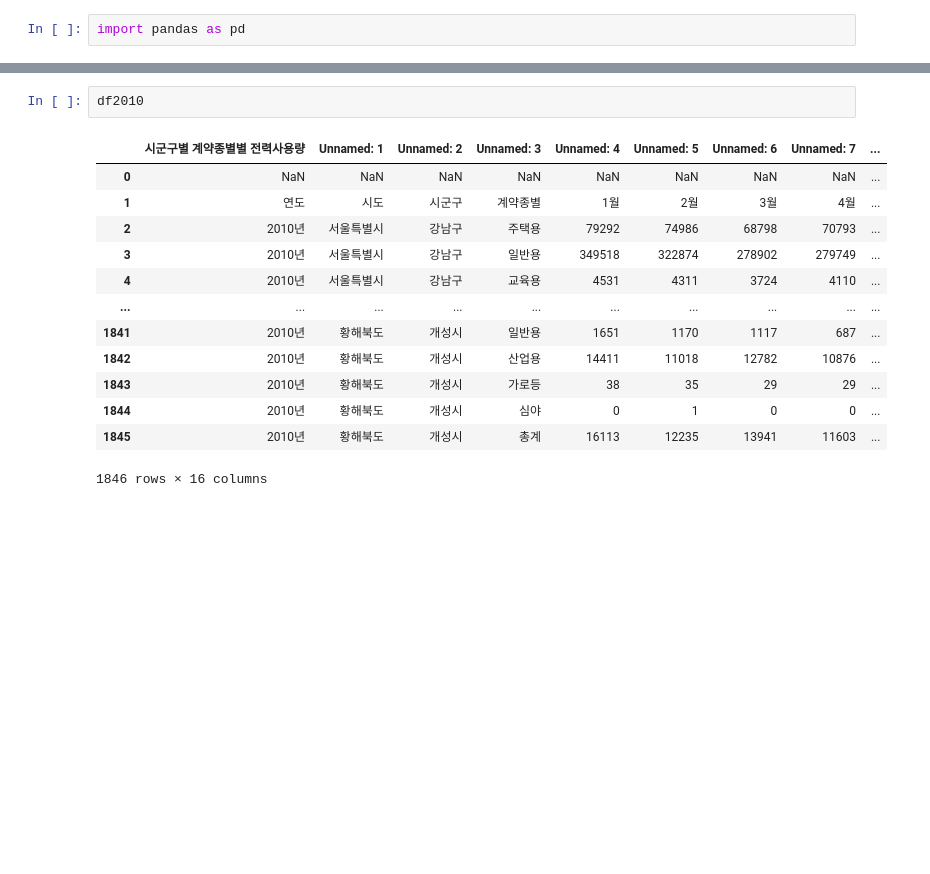
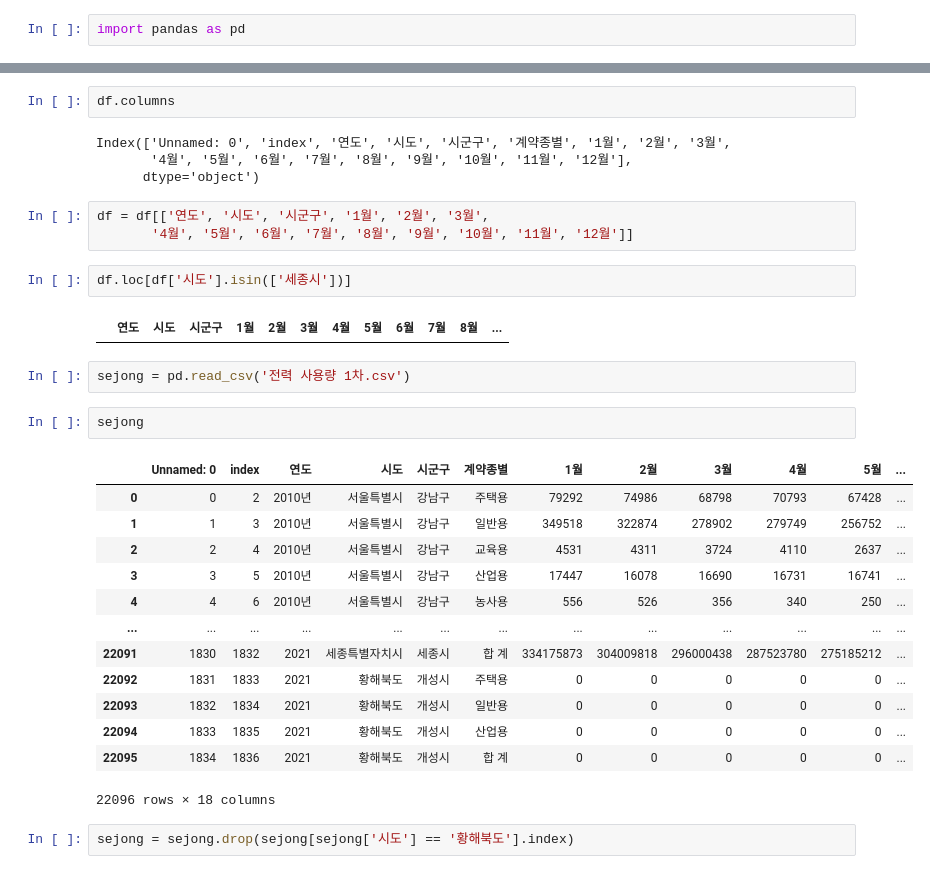
Before and after one commit to ThatHomr/project_2, a Jupyter notebook: project_2_file/z_ssh/data/전력 데이터/usage.ipynb, the cells around one changed output, grey strips where cells are left out. Drawn from its saved outputs; the diff is of its cells as text; blank space fills up the shorter version.

```diff
--- a/project_2_file/z_ssh/data/전력 데이터/usage.ipynb
+++ b/project_2_file/z_ssh/data/전력 데이터/usage.ipynb
@@ -12,16 +175,33 @@ df2015 = pd.read_excel("시군구별 전력사용량(2015년 12월).xlsx")
-# %%
-df2010
-# %% [output]
-|  | 시군구별 계약종별별 전력사용량 | Unnamed: 1 | Unnamed: 2 | Unnamed: 3 | Unnamed: 4 | Unnamed: 5 | Unnamed: 6 | Unnamed: 7 | ... |
-| 0 | NaN | NaN | NaN | NaN | NaN | NaN | NaN | NaN | ... |
-| 1 | 연도 | 시도 | 시군구 | 계약종별 | 1월 | 2월 | 3월 | 4월 | ... |
-| 2 | 2010년 | 서울특별시 | 강남구 | 주택용 | 79292 | 74986 | 68798 | 70793 | ... |
-| 3 | 2010년 | 서울특별시 | 강남구 | 일반용 | 349518 | 322874 | 278902 | 279749 | ... |
-| 4 | 2010년 | 서울특별시 | 강남구 | 교육용 | 4531 | 4311 | 3724 | 4110 | ... |
-| ... | ... | ... | ... | ... | ... | ... | ... | ... | ... |
-| 1841 | 2010년 | 황해북도 | 개성시 | 일반용 | 1651 | 1170 | 1117 | 687 | ... |
-| 1842 | 2010년 | 황해북도 | 개성시 | 산업용 | 14411 | 11018 | 12782 | 10876 | ... |
-| 1843 | 2010년 | 황해북도 | 개성시 | 가로등 | 38 | 35 | 29 | 29 | ... |
-| 1844 | 2010년 | 황해북도 | 개성시 | 심야 | 0 | 1 | 0 | 0 | ... |
-| 1845 | 2010년 | 황해북도 | 개성시 | 총계 | 16113 | 12235 | 13941 | 11603 | ... |
-1846 rows × 16 columns
+# %%
+df.columns
+# %% [output]
+Index(['Unnamed: 0', 'index', '연도', '시도', '시군구', '계약종별', '1월', '2월', '3월',
+       '4월', '5월', '6월', '7월', '8월', '9월', '10월', '11월', '12월'],
+      dtype='object')
+# %%
+df = df[['연도', '시도', '시군구', '1월', '2월', '3월',
+       '4월', '5월', '6월', '7월', '8월', '9월', '10월', '11월', '12월']]
+# %%
+df.loc[df['시도'].isin(['세종시'])]
+# %% [output]
+|  | 연도 | 시도 | 시군구 | 1월 | 2월 | 3월 | 4월 | 5월 | 6월 | 7월 | 8월 | ... |
+# %%
+sejong = pd.read_csv('전력 사용량 1차.csv')
+# %%
+sejong
+# %% [output]
+|  | Unnamed: 0 | index | 연도 | 시도 | 시군구 | 계약종별 | 1월 | 2월 | 3월 | 4월 | 5월 | ... |
+| 0 | 0 | 2 | 2010년 | 서울특별시 | 강남구 | 주택용 | 79292 | 74986 | 68798 | 70793 | 67428 | ... |
+| 1 | 1 | 3 | 2010년 | 서울특별시 | 강남구 | 일반용 | 349518 | 322874 | 278902 | 279749 | 256752 | ... |
+| 2 | 2 | 4 | 2010년 | 서울특별시 | 강남구 | 교육용 | 4531 | 4311 | 3724 | 4110 | 2637 | ... |
+| 3 | 3 | 5 | 2010년 | 서울특별시 | 강남구 | 산업용 | 17447 | 16078 | 16690 | 16731 | 16741 | ... |
+| 4 | 4 | 6 | 2010년 | 서울특별시 | 강남구 | 농사용 | 556 | 526 | 356 | 340 | 250 | ... |
+| ... | ... | ... | ... | ... | ... | ... | ... | ... | ... | ... | ... | ... |
+| 22091 | 1830 | 1832 | 2021 | 세종특별자치시 | 세종시 | 합 계 | 334175873 | 304009818 | 296000438 | 287523780 | 275185212 | ... |
+| 22092 | 1831 | 1833 | 2021 | 황해북도 | 개성시 | 주택용 | 0 | 0 | 0 | 0 | 0 | ... |
+| 22093 | 1832 | 1834 | 2021 | 황해북도 | 개성시 | 일반용 | 0 | 0 | 0 | 0 | 0 | ... |
+| 22094 | 1833 | 1835 | 2021 | 황해북도 | 개성시 | 산업용 | 0 | 0 | 0 | 0 | 0 | ... |
+| 22095 | 1834 | 1836 | 2021 | 황해북도 | 개성시 | 합 계 | 0 | 0 | 0 | 0 | 0 | ... |
+22096 rows × 18 columns
+# %%
+sejong = sejong.drop(sejong[sejong['시도'] == '황해북도'].index)
```
Also changed, not shown: parts of 33 cells of this notebook, 25 other files.
